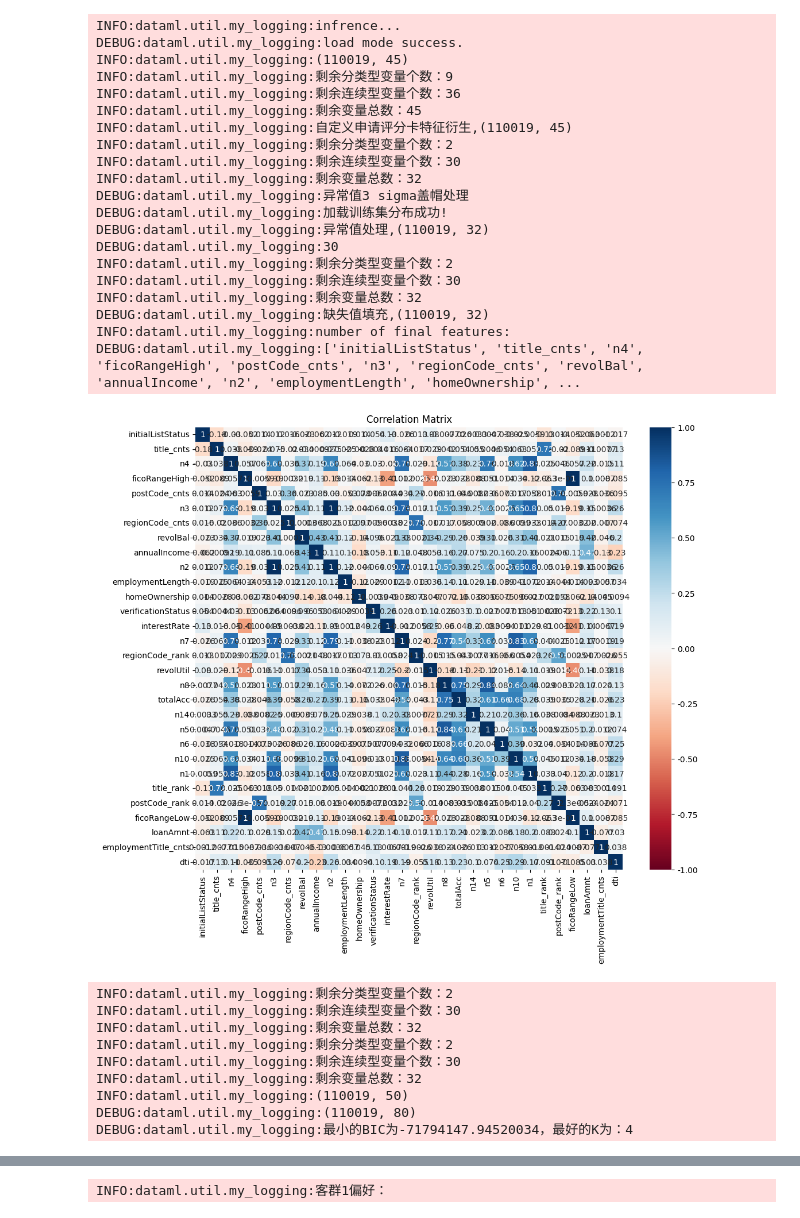
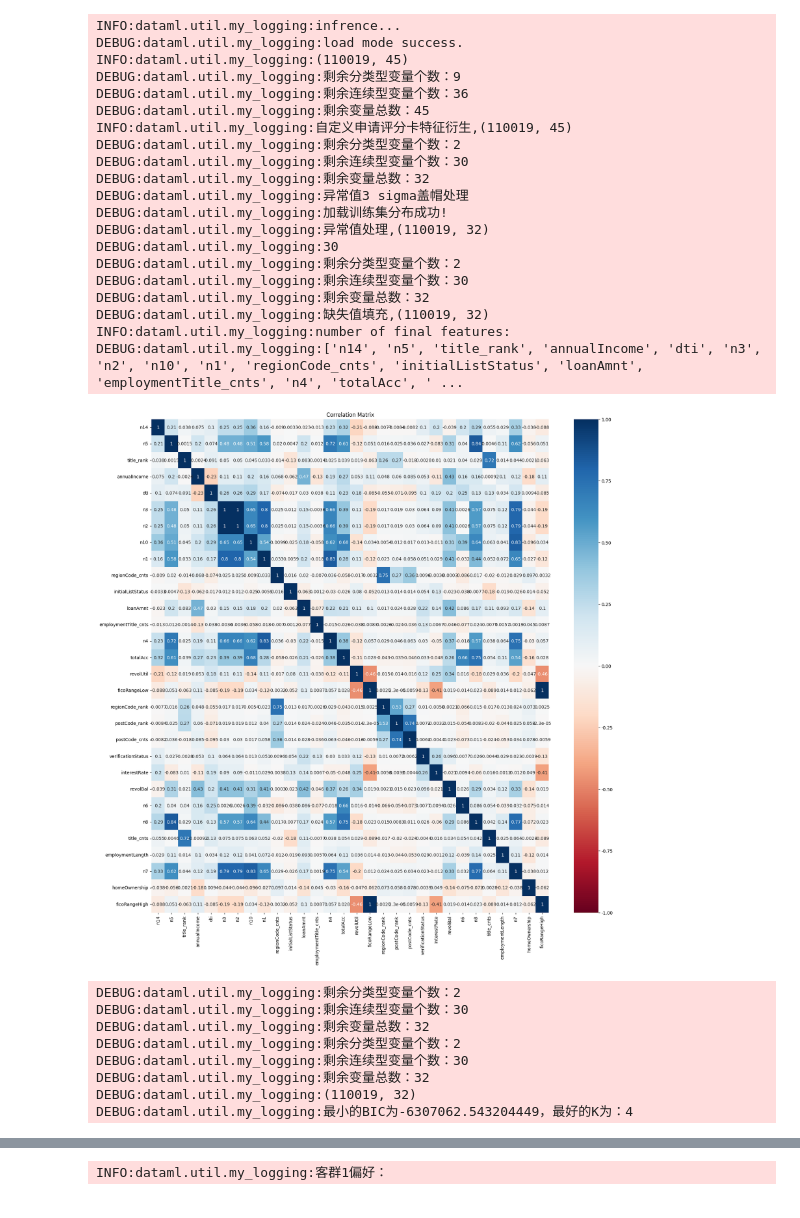
Before and after one commit to wengbenjue/dataml, a Jupyter notebook: data_analysis_example/用户画像.ipynb, the cells around one changed output, grey strips where cells are left out. Saved outputs shown, nothing was run; the diff lists cells and outputs as text; code cells hidden in the pictures.

```diff
--- a/data_analysis_example/用户画像.ipynb
+++ b/data_analysis_example/用户画像.ipynb
@@ -12,36 +14,40 @@ import matplotlib.pyplot as plt
 # from data_analysis_example.init_model_ml1 import mlModel
 %matplotlib inline
 # %%
-new_tgi_df,num_tgi_df,cat_tgi_df,cluster_df_c = mlModel.user_profile(model_type='lgb',gmm_need_retrain=True,model_size=5,tgi_threshold=1.05)
+new_tgi_df,num_tgi_df,cat_tgi_df,cluster_df_c = mlModel.user_profile(model_type='lgb',
+                                                                     gmm_need_retrain=True,
+                                                                     model_size=5,
+                                                                     tgi_threshold=1.05,
+                                                                     encoder_type=None
+                                                                    )
 new_tgi_df.head()
 # %% [output]
 INFO:dataml.util.my_logging:infrence...
 DEBUG:dataml.util.my_logging:load mode success.
 INFO:dataml.util.my_logging:(110019, 45)
-INFO:dataml.util.my_logging:剩余分类型变量个数：9
-INFO:dataml.util.my_logging:剩余连续型变量个数：36
-INFO:dataml.util.my_logging:剩余变量总数：45
+DEBUG:dataml.util.my_logging:剩余分类型变量个数：9
+DEBUG:dataml.util.my_logging:剩余连续型变量个数：36
+DEBUG:dataml.util.my_logging:剩余变量总数：45
 INFO:dataml.util.my_logging:自定义申请评分卡特征衍生,(110019, 45)
-INFO:dataml.util.my_logging:剩余分类型变量个数：2
-INFO:dataml.util.my_logging:剩余连续型变量个数：30
-INFO:dataml.util.my_logging:剩余变量总数：32
+DEBUG:dataml.util.my_logging:剩余分类型变量个数：2
+DEBUG:dataml.util.my_logging:剩余连续型变量个数：30
+DEBUG:dataml.util.my_logging:剩余变量总数：32
 DEBUG:dataml.util.my_logging:异常值3 sigma盖帽处理
 DEBUG:dataml.util.my_logging:加载训练集分布成功!
 DEBUG:dataml.util.my_logging:异常值处理,(110019, 32)
 DEBUG:dataml.util.my_logging:30
-INFO:dataml.util.my_logging:剩余分类型变量个数：2
-INFO:dataml.util.my_logging:剩余连续型变量个数：30
-INFO:dataml.util.my_logging:剩余变量总数：32
+DEBUG:dataml.util.my_logging:剩余分类型变量个数：2
+DEBUG:dataml.util.my_logging:剩余连续型变量个数：30
+DEBUG:dataml.util.my_logging:剩余变量总数：32
 DEBUG:dataml.util.my_logging:缺失值填充,(110019, 32)
 INFO:dataml.util.my_logging:number of final features:
-DEBUG:dataml.util.my_logging:['initialListStatus', 'title_cnts', 'n4', 'ficoRangeHigh', 'postCode_cnts', 'n3', 'regionCode_cnts', 'revolBal', 'annualIncome', 'n2', 'employmentLength', 'homeOwnership', ...
+DEBUG:dataml.util.my_logging:['n14', 'n5', 'title_rank', 'annualIncome', 'dti', 'n3', 'n2', 'n10', 'n1', 'regionCode_cnts', 'initialListStatus', 'loanAmnt', 'employmentTitle_cnts', 'n4', 'totalAcc', ' ...
-[figure, old version]
+[figure, new version]
-INFO:dataml.util.my_logging:剩余分类型变量个数：2
-INFO:dataml.util.my_logging:剩余连续型变量个数：30
-INFO:dataml.util.my_logging:剩余变量总数：32
-INFO:dataml.util.my_logging:剩余分类型变量个数：2
-INFO:dataml.util.my_logging:剩余连续型变量个数：30
-INFO:dataml.util.my_logging:剩余变量总数：32
-INFO:dataml.util.my_logging:(110019, 50)
-DEBUG:dataml.util.my_logging:(110019, 80)
-DEBUG:dataml.util.my_logging:最小的BIC为-71794147.94520034，最好的K为：4
+DEBUG:dataml.util.my_logging:剩余分类型变量个数：2
+DEBUG:dataml.util.my_logging:剩余连续型变量个数：30
+DEBUG:dataml.util.my_logging:剩余变量总数：32
+DEBUG:dataml.util.my_logging:剩余分类型变量个数：2
+DEBUG:dataml.util.my_logging:剩余连续型变量个数：30
+DEBUG:dataml.util.my_logging:剩余变量总数：32
+DEBUG:dataml.util.my_logging:(110019, 32)
+DEBUG:dataml.util.my_logging:最小的BIC为-6307062.543204449，最好的K为：4
```
Also changed, not shown: parts of 3 cells of this notebook, 20 other files.
